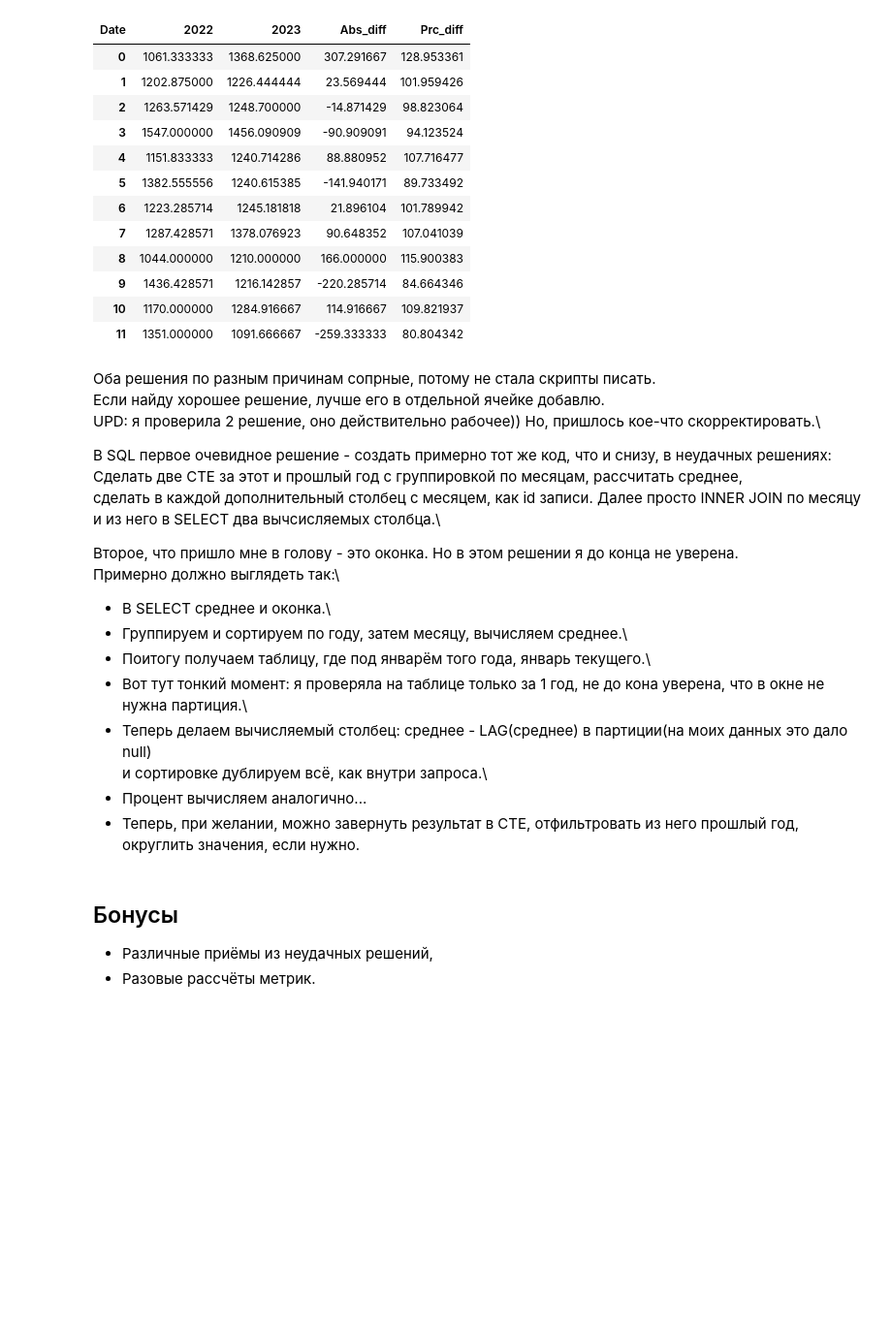
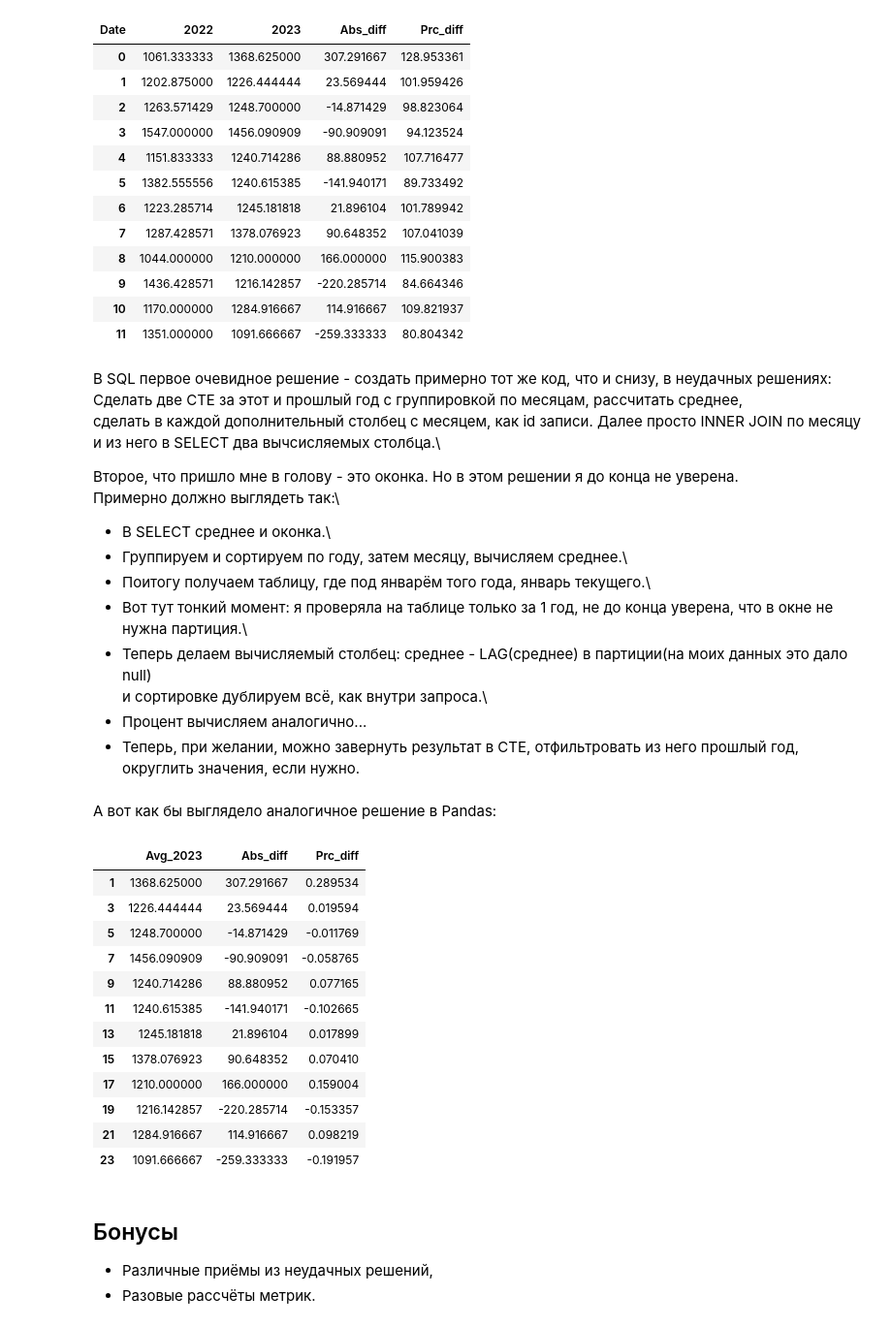
Before and after one commit to MitinaAnastasya/Analyst_portfolio, a Jupyter notebook: Pandas_or_SQL.ipynb, the cells around one changed output. Shown at 97% size. Cells and saved outputs as stored; diff of their text form; code cells hidden in the pictures; blank space fills up the shorter version.

```diff
--- a/Pandas_or_SQL.ipynb
+++ b/Pandas_or_SQL.ipynb
@@ -253,10 +252,6 @@ avg_diff_per_month_2.reset_index(drop=True)
 | 10 | 1170.000000 | 1284.916667 | 114.916667 | 109.821937 |
 | 11 | 1351.000000 | 1091.666667 | -259.333333 | 80.804342 |
 # %% [markdown]
-Оба решения по разным причинам сопрные, потому не стала скрипты писать.\
-Если найду хорошее решение, лучше его в отдельной ячейке добавлю.\
-UPD: я проверила 2 решение, оно действительно рабочее)) Но, пришлось кое-что скорректировать.\
-
 В SQL первое очевидное решение - создать примерно тот же код, что и снизу, в неудачных решениях:\
 Сделать две CTE за этот и прошлый год с группировкой по месяцам, рассчитать среднее,\
 сделать в каждой дополнительный столбец с месяцем, как id записи.
@@ -267,11 +262,50 @@ UPD: я проверила 2 решение, оно действительно
 - В SELECT среднее и оконка.\
 - Группируем и сортируем по году, затем месяцу, вычисляем среднее.\
 - Поитогу получаем таблицу, где под январём того года, январь текущего.\
-- Вот тут тонкий момент: я проверяла на таблице только за 1 год, не до кона уверена, что в окне не нужна партиция.\
+- Вот тут тонкий момент: я проверяла на таблице только за 1 год, не до конца уверена, что в окне не нужна партиция.\
 - Теперь делаем вычисляемый столбец: среднее - LAG(среднее) в партиции(на моих данных это дало null)\
   и сортировке дублируем всё, как внутри запроса.\
 - Процент вычисляем аналогично...
 - Теперь, при желании, можно завернуть результат в CTE, отфильтровать из него прошлый год, округлить значения, если нужно.
+# %% [markdown]
+А вот как бы выглядело аналогичное решение в Pandas:
+# %%
+avg_diff_per_month_3 = (df_1
+                        .groupby([df_1.Date.dt.year, df_1.Date.dt.month])
+                        [['SalesCount']]
+                        .mean()
+                        .sort_index(level=1)
+                        .rename(columns={'SalesCount': 'Avg_2023'})
+                        )
+#Добавим нужные колонки:
+avg_diff_per_month_3['Abs_diff'] = avg_diff_per_month_3['Avg_2023'].diff()
+avg_diff_per_month_3['Prc_diff'] = avg_diff_per_month_3['Avg_2023'].pct_change()
+
+#Теперь приведём датасет в порядокЖ
+avg_diff_per_month_3.index.rename(['Year', 'Month'], inplace=True)
+avg_diff_per_month_3 = avg_diff_per_month_3.reset_index()
+
+avg_diff_per_month_3 = (avg_diff_per_month_3[avg_diff_per_month_3['Year'] == 2023]
+                        .drop(['Year', 'Month'], axis=1))
+avg_diff_per_month_3
+
+#avg_diff_per_month_3[1::2].reset_index(drop=True) - это было 1 решение, но я довела его до ума.
+#При желании можно привести процентный столбец к формату в первом решении.
+#Но я решила оставить так, так как осознала, что возможно нужен был именно такой вариант вычисления.
+# %% [output]
+|  | Avg_2023 | Abs_diff | Prc_diff |
+| 1 | 1368.625000 | 307.291667 | 0.289534 |
+| 3 | 1226.444444 | 23.569444 | 0.019594 |
+| 5 | 1248.700000 | -14.871429 | -0.011769 |
+| 7 | 1456.090909 | -90.909091 | -0.058765 |
+| 9 | 1240.714286 | 88.880952 | 0.077165 |
+| 11 | 1240.615385 | -141.940171 | -0.102665 |
+| 13 | 1245.181818 | 21.896104 | 0.017899 |
+| 15 | 1378.076923 | 90.648352 | 0.070410 |
+| 17 | 1210.000000 | 166.000000 | 0.159004 |
+| 19 | 1216.142857 | -220.285714 | -0.153357 |
+| 21 | 1284.916667 | 114.916667 | 0.098219 |
+| 23 | 1091.666667 | -259.333333 | -0.191957 |
 # %% [markdown]
 ## Бонусы ##
 - Различные приёмы из неудачных решений,
```
Also changed, not shown: parts of 5 cells of this notebook.
